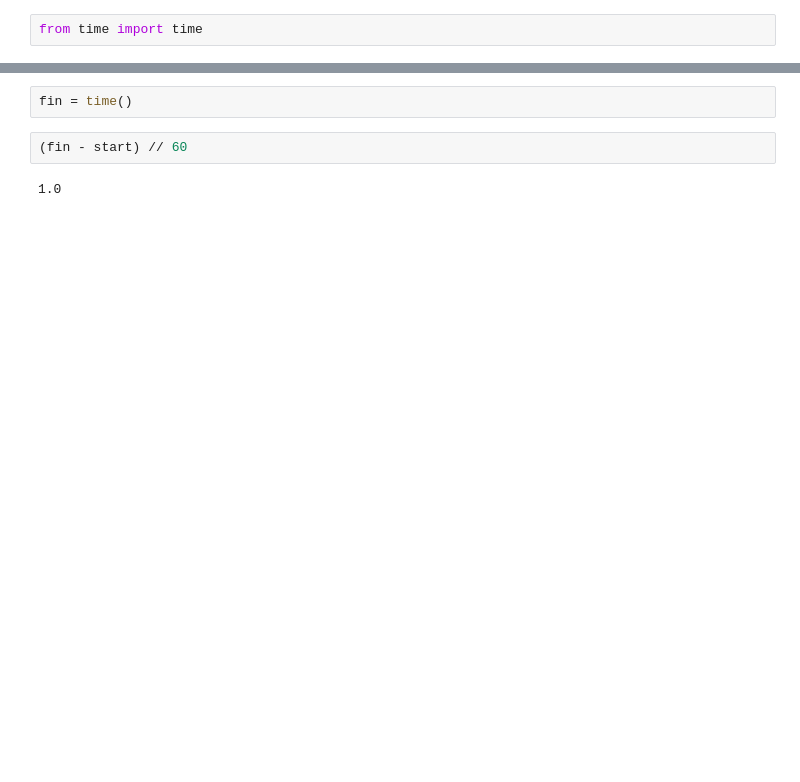
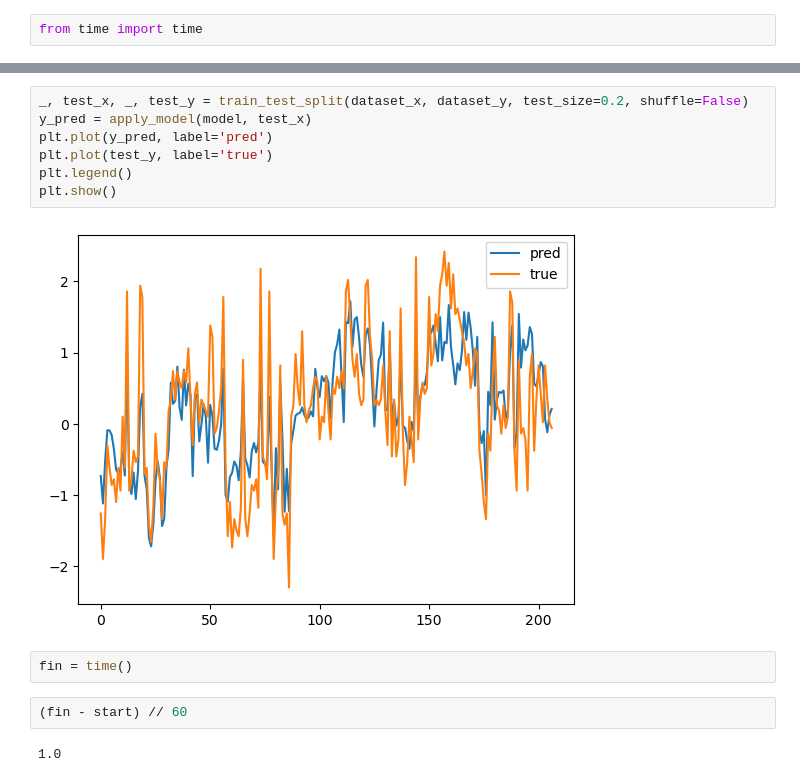
Before and after one commit to VeryLittleAnna/SoftSensors, a Jupyter notebook: Baseline.ipynb, the cells around one changed output, grey strips where cells are left out. Saved outputs shown, nothing was run; the diff lists cells and outputs as text; blank space fills up the shorter version.

```diff
--- a/Baseline.ipynb
+++ b/Baseline.ipynb
@@ -307,3 +382,12 @@ Early stopping, epochs 80, best epoch 71: R2 = 0.27019609663450783
+# %%
+_, test_x, _, test_y = train_test_split(dataset_x, dataset_y, test_size=0.2, shuffle=False)
+y_pred = apply_model(model, test_x)
+plt.plot(y_pred, label='pred')
+plt.plot(test_y, label='true')
+plt.legend()
+plt.show()
+# %% [output]
+[figure, added]
 # %%
 fin = time()
 # %%
```
Also changed, not shown: parts of 25 cells of this notebook.
